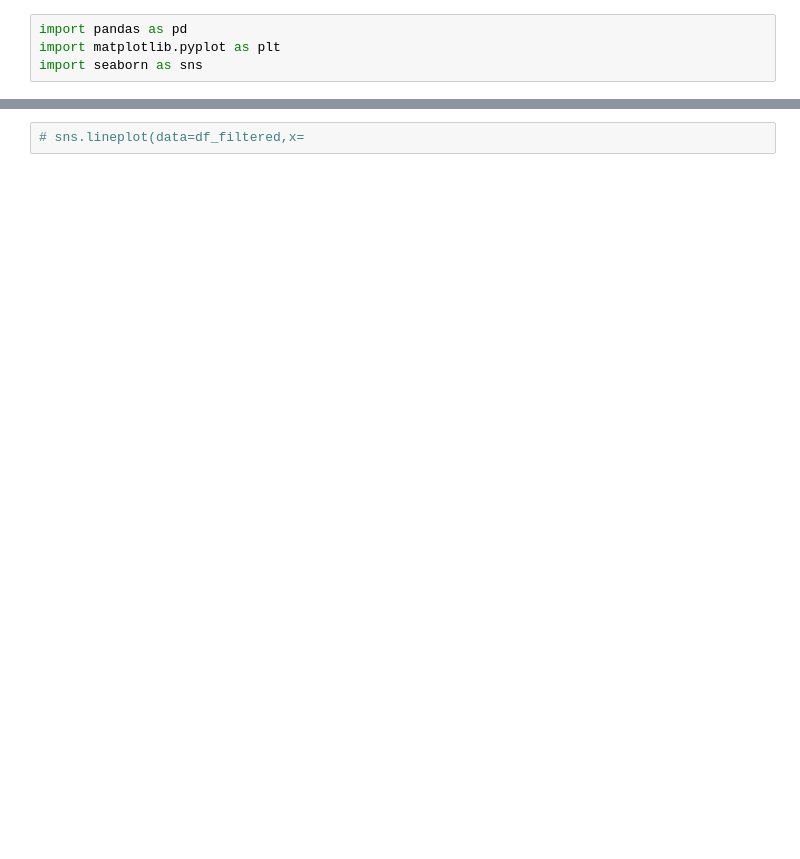
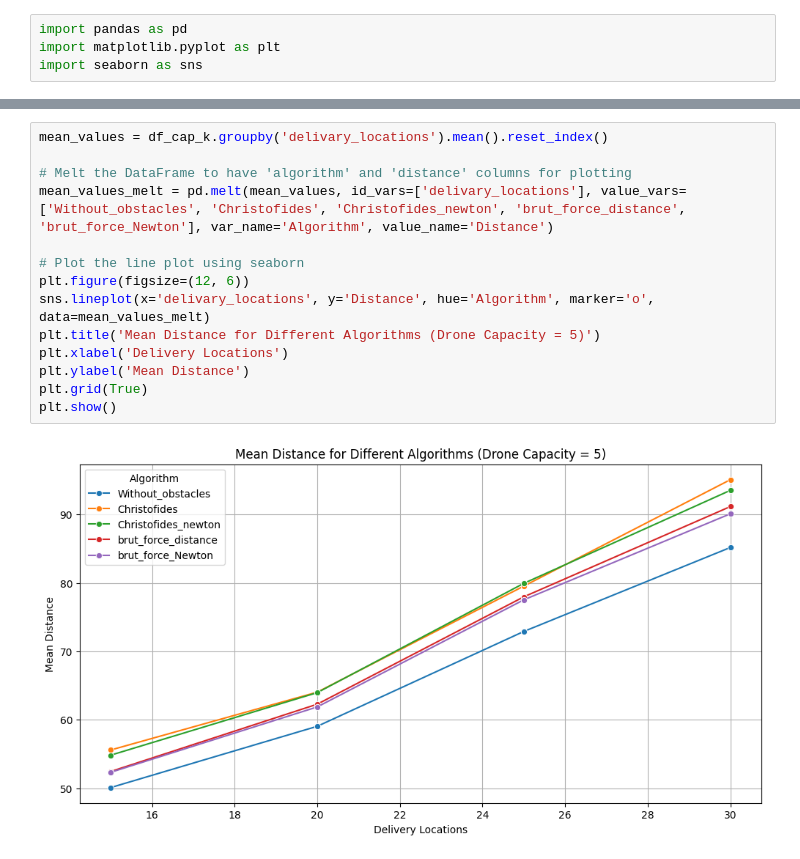
Before and after one commit to Grey-Hat-07/drone_obstacle, a Jupyter notebook: Drone_performance_k.ipynb, the cells around one changed output, grey strips where cells are left out. Saved outputs shown, nothing was run; the diff lists cells and outputs as text; blank space fills up the shorter version.

```diff
--- a/Drone_performance_k.ipynb
+++ b/Drone_performance_k.ipynb
@@ -26,2 +26,16 @@ df_filtered.tail()
-# %%
-# sns.lineplot(data=df_filtered,x=
+# %%
+mean_values = df_cap_k.groupby('delivary_locations').mean().reset_index()
+
+# Melt the DataFrame to have 'algorithm' and 'distance' columns for plotting
+mean_values_melt = pd.melt(mean_values, id_vars=['delivary_locations'], value_vars=['Without_obstacles', 'Christofides', 'Christofides_newton', 'brut_force_distance', 'brut_force_Newton'], var_name='Algorithm', value_name='Distance')
+
+# Plot the line plot using seaborn
+plt.figure(figsize=(12, 6))
+sns.lineplot(x='delivary_locations', y='Distance', hue='Algorithm', marker='o', data=mean_values_melt)
+plt.title('Mean Distance for Different Algorithms (Drone Capacity = 5)')
+plt.xlabel('Delivery Locations')
+plt.ylabel('Mean Distance')
+plt.grid(True)
+plt.show()
+# %% [output]
+[figure, added]
```
Also changed, not shown: parts of 3 cells of this notebook, 2 other files.
